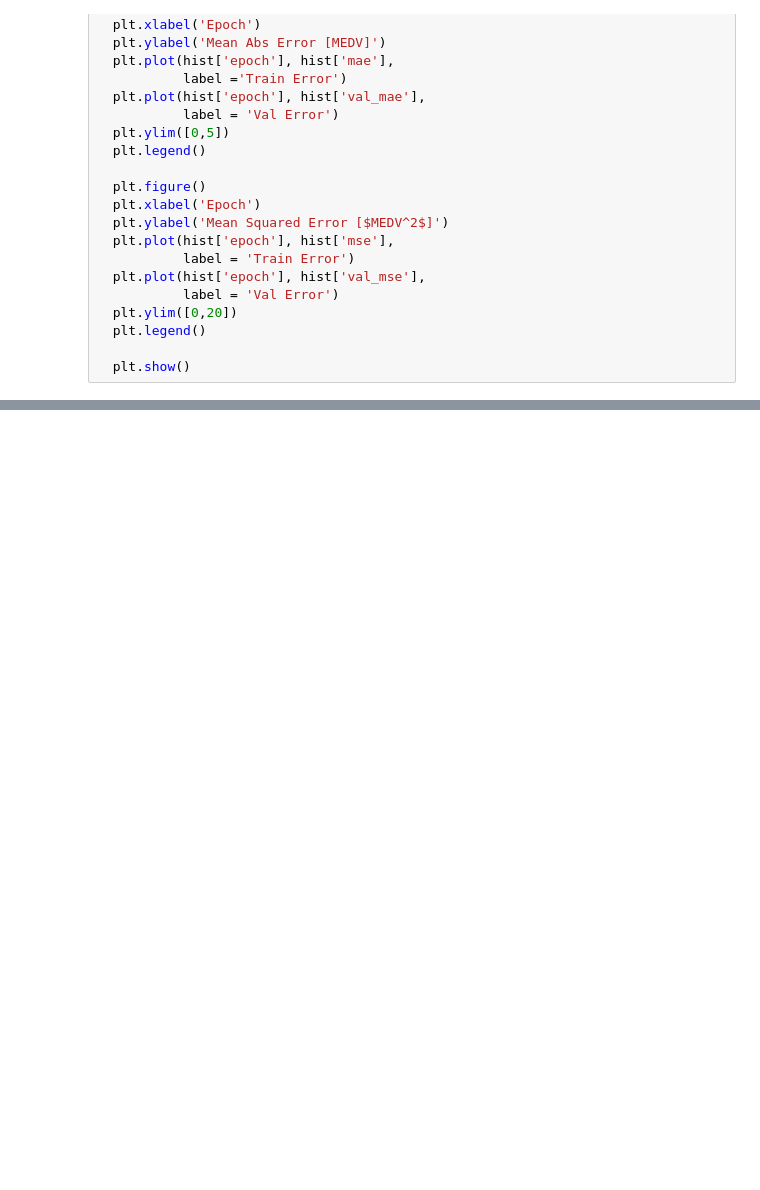
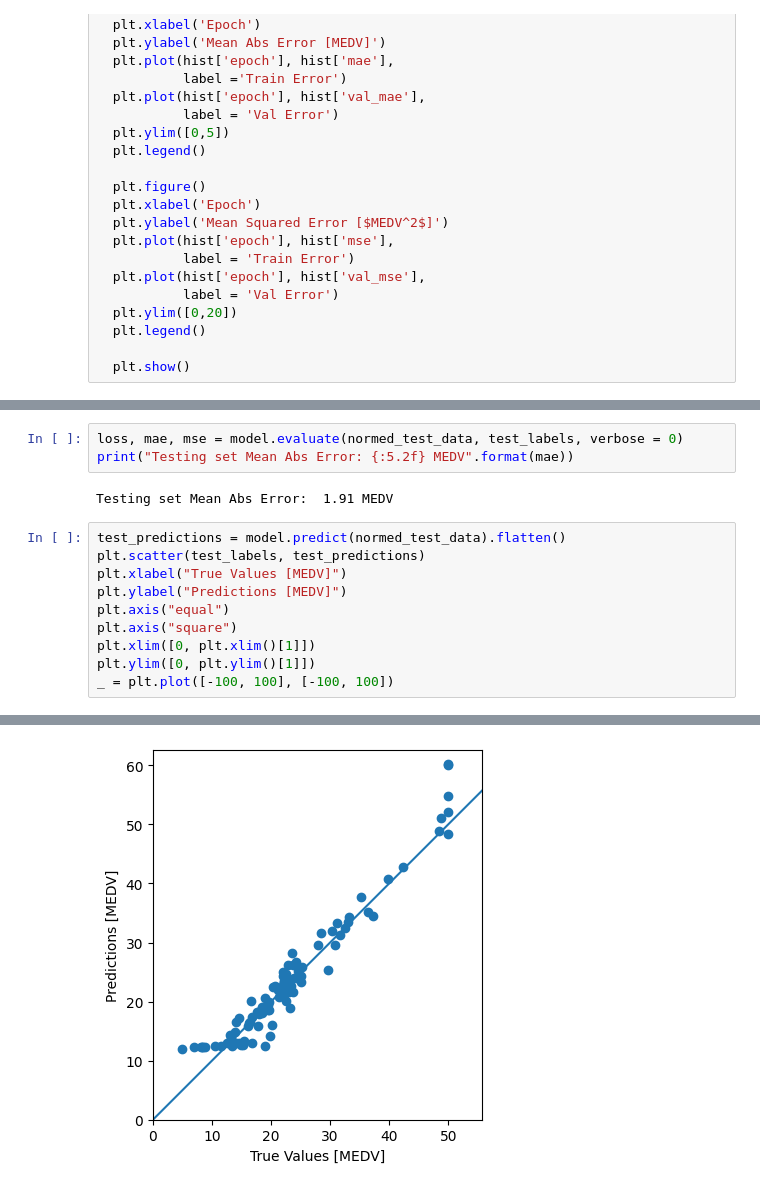
Before and after one commit to JavierPachas/tf_examples, a Jupyter notebook: keras_regression_example.ipynb, the cells around one changed output, grey strips where cells are left out. Drawn from its saved outputs; the diff is of its cells as text; blank space fills up the shorter version.

```diff
--- a/keras_regression_example.ipynb
+++ b/keras_regression_example.ipynb
@@ -132,0 +294,16 @@ plot_history(history)
+# %%
+loss, mae, mse = model.evaluate(normed_test_data, test_labels, verbose = 0)
+print("Testing set Mean Abs Error: {:5.2f} MEDV".format(mae))
+# %% [output]
+Testing set Mean Abs Error:  1.91 MEDV
+# %%
+test_predictions = model.predict(normed_test_data).flatten()
+plt.scatter(test_labels, test_predictions)
+plt.xlabel("True Values [MEDV]")
+plt.ylabel("Predictions [MEDV]")
+plt.axis("equal")
+plt.axis("square")
+plt.xlim([0, plt.xlim()[1]])
+plt.ylim([0, plt.ylim()[1]])
+_ = plt.plot([-100, 100], [-100, 100])
+# %% [output]
@@ -132,0 +311 @@ plot_history(history)
+[figure, added]
```
Also changed, not shown: parts of 22 cells of this notebook.
